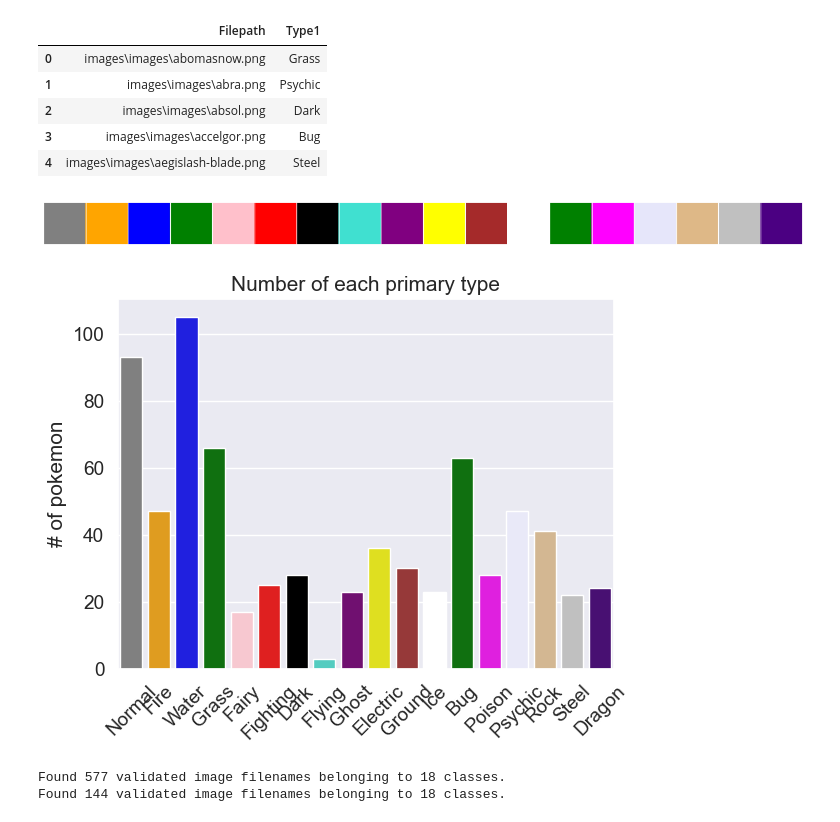
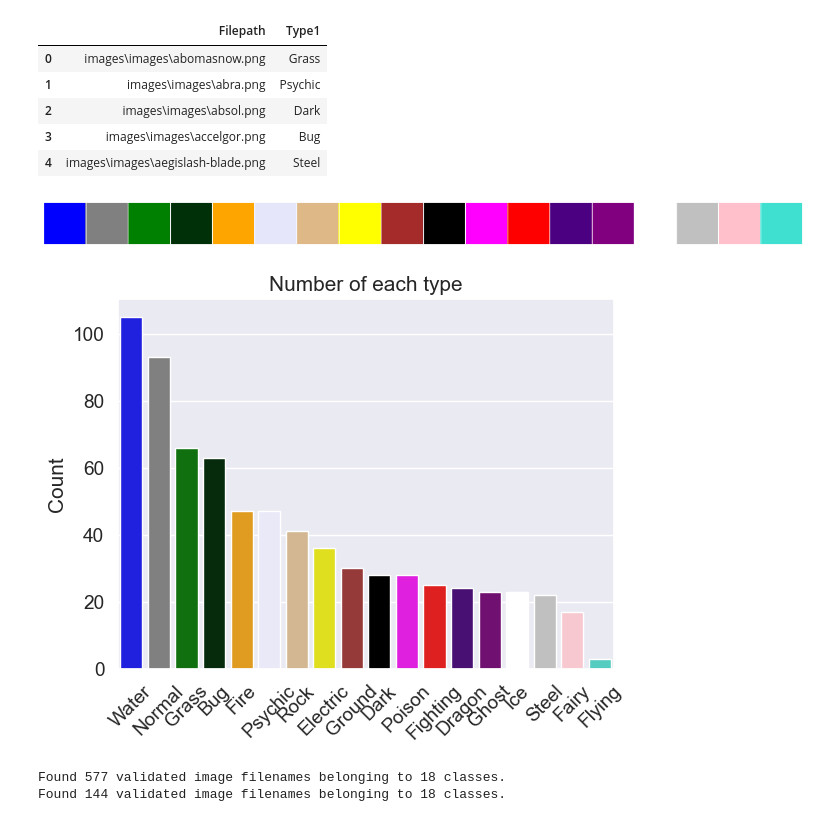
Before and after one commit to mokuda2/486mlproject, a Jupyter notebook: Pokemon Type Classification.ipynb, the cells around one changed output. Cells and saved outputs as stored; diff of their text form; code cells hidden in the pictures.

```diff
--- a/Pokemon Type Classification.ipynb
+++ b/Pokemon Type Classification.ipynb
@@ -132,38 +157,45 @@ custom_colors = {
     'Electric': 'yellow',
     'Ground': 'brown',
     'Ice': 'white',
-    'Bug': '#008000',
+    'Bug': '#003008',
     'Poison': 'magenta',
     'Psychic': 'lavender',
     'Rock': 'burlywood',
     'Steel': 'silver',
     'Dragon': 'indigo'
 }
-
-sns.set(font_scale=1.25)
-sns.set_palette(sns.color_palette(custom_colors.values()))
-sns.palplot(sns.color_palette(custom_colors.values()),size=1)
-# %% [output]
-[figure, removed]
 # %%
 # make a list of the types
 types = list(custom_colors.keys())
 
 # loop through the types and count the number of values that match the type name
 type_nums = []
 for type_ in types:
     type_nums.append(sum(df['Type1']==type_))
 
-# create data frame of type_nums list
-type1_data = pd.DataFrame(data=type_nums, index=types, columns=['# of pokemon'])
+# create data frame and sort in descending order by Count
+data = {'Count': type_nums}
+data_df = pd.DataFrame(data, index=types).sort_values(by='Count', ascending=False)
 
-# plot number of each type of pokemon
-plt.title('Number of each primary type')
-ax = sns.barplot(x=type1_data.index, y='# of pokemon', data=type1_data)
-ax.set_xticklabels(ax.get_xticklabels(), rotation=45, ha="center")
-plt.show()
+# get the types
+types = data_df.index.to_list()
+
+# rearrange the colors to match key order with "types" order
+rearranged_colors = {key: custom_colors[key] for key in types}
+
+# get color palette
+sns.set(font_scale=1.25)
+sns.set_palette(sns.color_palette(rearranged_colors.values()))
+sns.palplot(sns.color_palette(rearranged_colors.values()),size=1)
 # %% [output]
-[figure, old version]
+[figure, new version]
+# %%
+plt.title('Number of each type')
+ax = sns.barplot(x=data_df.index, y='Count', data=data_df)
+ax.set_xticklabels(ax.get_xticklabels(), rotation=45, ha="center")
+plt.show()
+# %% [output]
+[figure, added]
 # %%
 from tensorflow.keras.preprocessing.image import ImageDataGenerator
 from tensorflow.keras.models import Sequential
```
Also changed, not shown: parts of 13 cells of this notebook, 3 other files.
